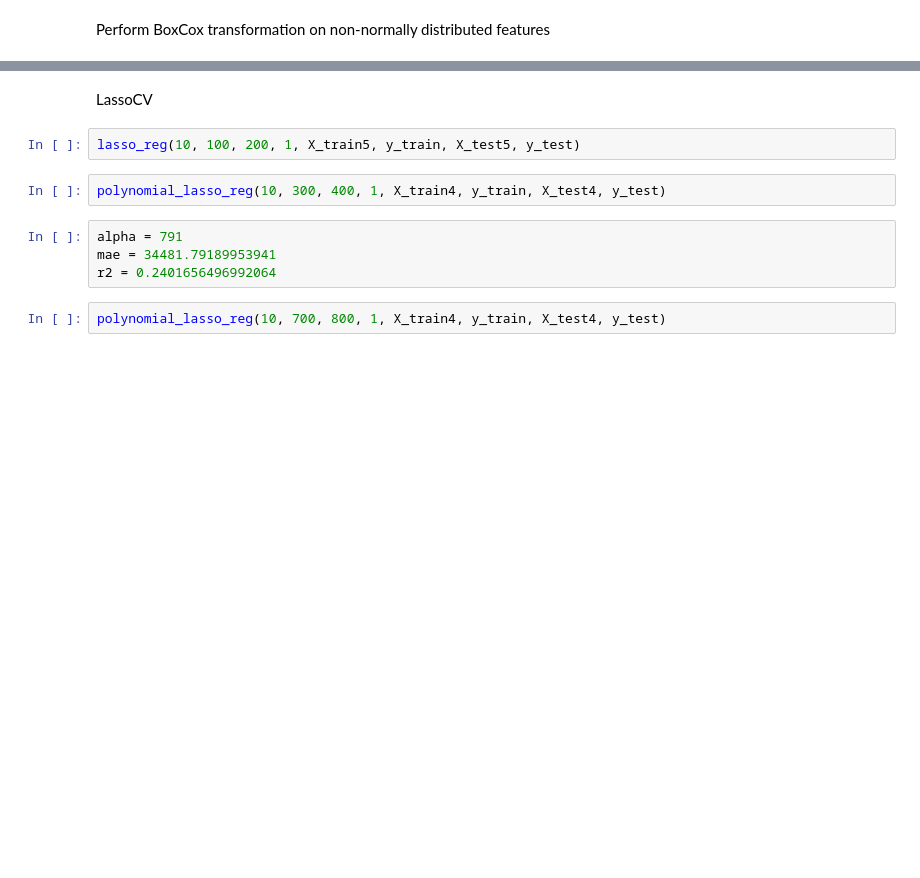
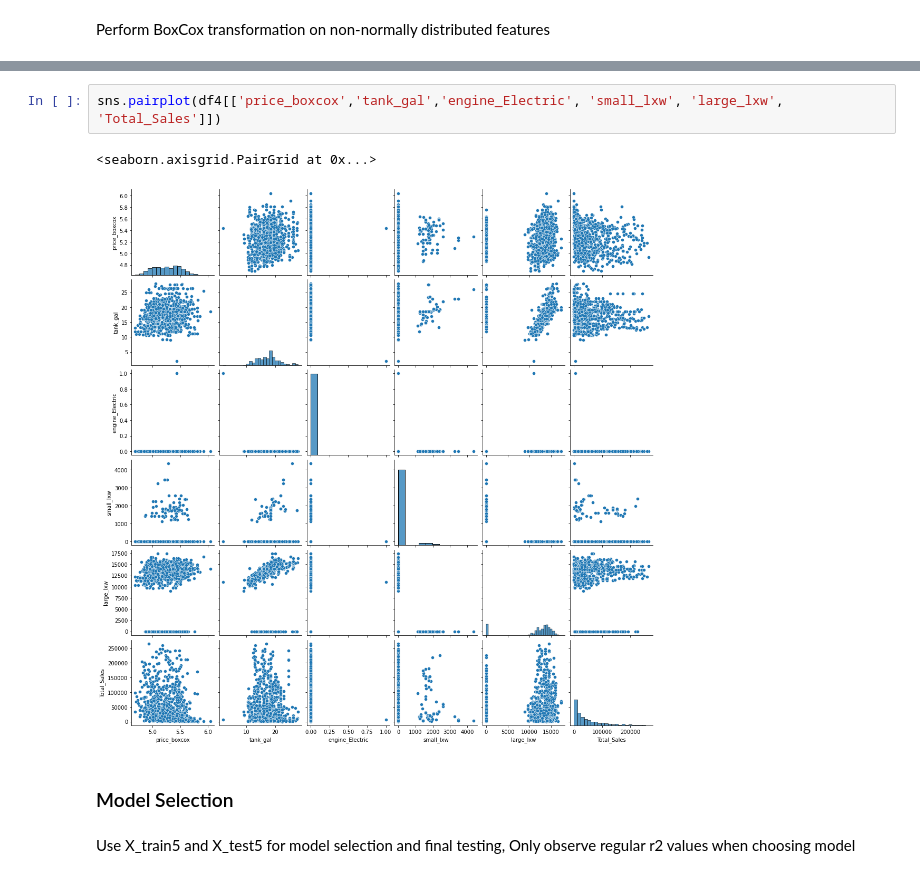
Before and after one commit to racheldilley1/car-sales-predictor, a Jupyter notebook: Notebooks/EDA & Modeling Workbook.ipynb, the cells around one changed output, grey strips where cells are left out. Cells and saved outputs as stored; diff of their text form; blank space fills up the shorter version.

```diff
--- a/Notebooks/EDA & Modeling Workbook.ipynb
+++ b/Notebooks/EDA & Modeling Workbook.ipynb
@@ -914,12 +680,9 @@ print(r2_value( X_test4,y_test, model), mae)
-# %% [markdown]
-LassoCV
-# %%
-lasso_reg(10, 100, 200, 1, X_train5, y_train, X_test5, y_test)
-# %%
-polynomial_lasso_reg(10, 300, 400, 1, X_train4, y_train, X_test4, y_test)
-# %%
-alpha = 791
-mae = 34481.79189953941
-r2 = 0.2401656496992064
-# %%
-polynomial_lasso_reg(10, 700, 800, 1, X_train4, y_train, X_test4, y_test)
+# %%
+sns.pairplot(df4[['price_boxcox','tank_gal','engine_Electric', 'small_lxw', 'large_lxw', 'Total_Sales']])
+# %% [output]
+<seaborn.axisgrid.PairGrid at 0x...>
+[figure, added]
+# %% [markdown]
+### Model Selection
+# %% [markdown]
+Use X_train5 and X_test5 for model selection and final testing, Only observe regular r2 values when choosing model
```
Also changed, not shown: parts of 54 cells of this notebook.
